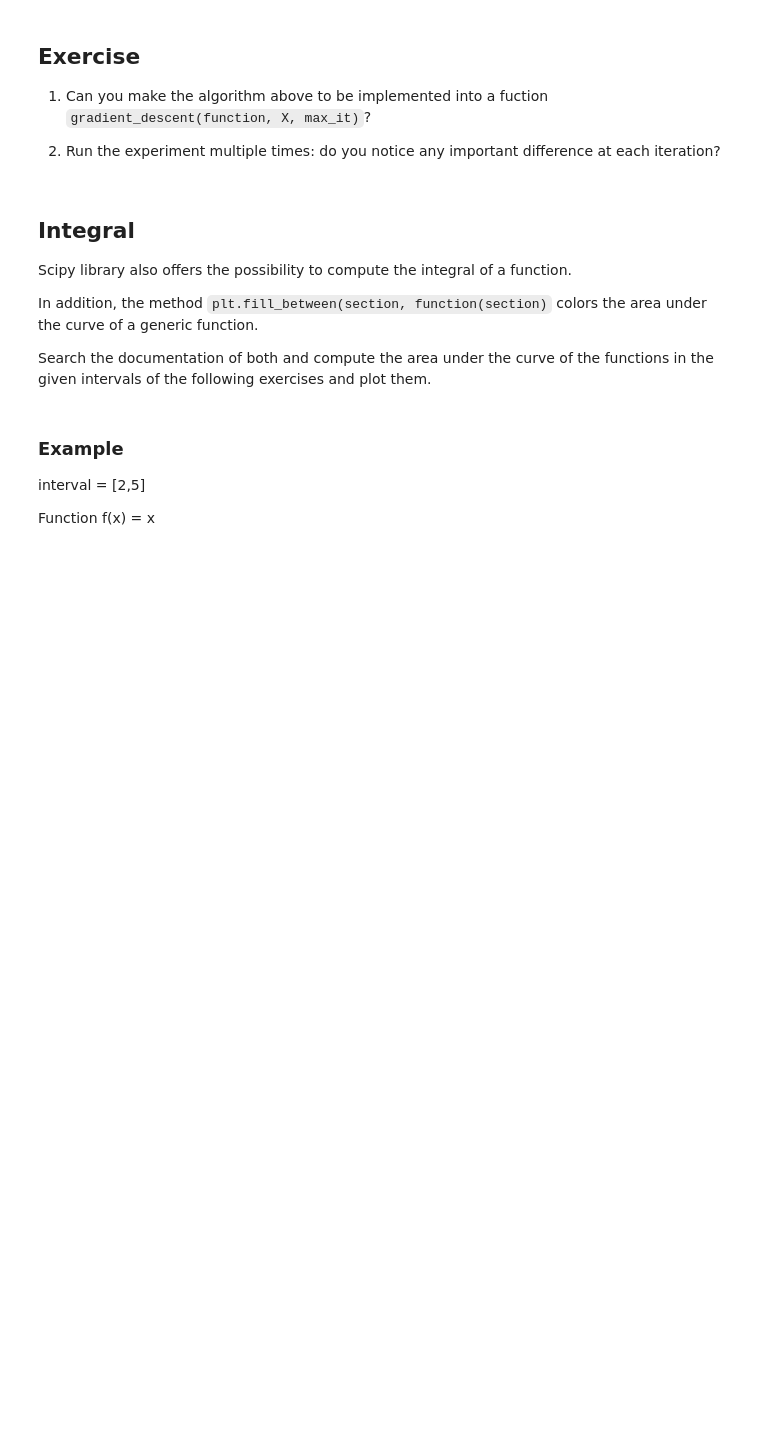
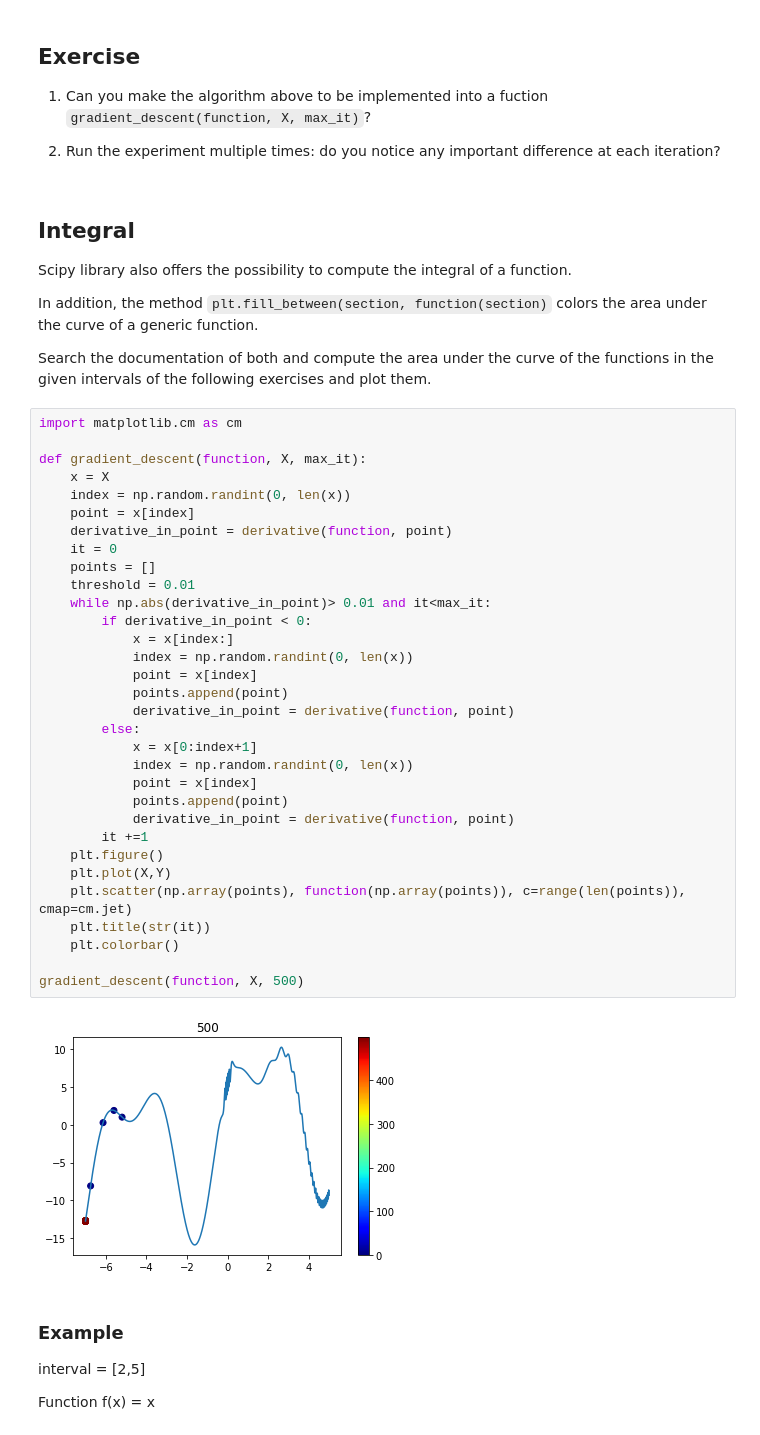
Before and after one commit to nagarjuna-de/Data-Science-2022, a Jupyter notebook: 13. Gradients and Integrals/Gradient Descent and Integrals.ipynb, the cells around one changed output. Drawn from its saved outputs; the diff is of its cells as text; blank space fills up the shorter version.

```diff
--- a/13. Gradients and Integrals/Gradient Descent and Integrals.ipynb
+++ b/13. Gradients and Integrals/Gradient Descent and Integrals.ipynb
@@ -64,6 +64,40 @@ Scipy library also offers the possibility to compute the integral of a function.
 In addition, the method `plt.fill_between(section, function(section)` colors the area under the curve of a generic function.
 
 Search the documentation of both and compute the area under the curve of the functions in the given intervals of the following exercises and plot them.
+# %%
+import matplotlib.cm as cm
+
+def gradient_descent(function, X, max_it):
+    x = X
+    index = np.random.randint(0, len(x))
+    point = x[index]
+    derivative_in_point = derivative(function, point)
+    it = 0
+    points = []
+    threshold = 0.01
+    while np.abs(derivative_in_point)> 0.01 and it<max_it:
+        if derivative_in_point < 0:
+            x = x[index:]
+            index = np.random.randint(0, len(x))
+            point = x[index]
+            points.append(point)
+            derivative_in_point = derivative(function, point)
+        else:
+            x = x[0:index+1]
+            index = np.random.randint(0, len(x))
+            point = x[index]
+            points.append(point)
+            derivative_in_point = derivative(function, point)
+        it +=1
+    plt.figure()
+    plt.plot(X,Y)
+    plt.scatter(np.array(points), function(np.array(points)), c=range(len(points)), cmap=cm.jet)
+    plt.title(str(it))
+    plt.colorbar()
+
+gradient_descent(function, X, 500)
+# %% [output]
+[figure, added]
 # %% [markdown]
 ### Example
 
```
Also changed, not shown: parts of 6 cells of this notebook.
